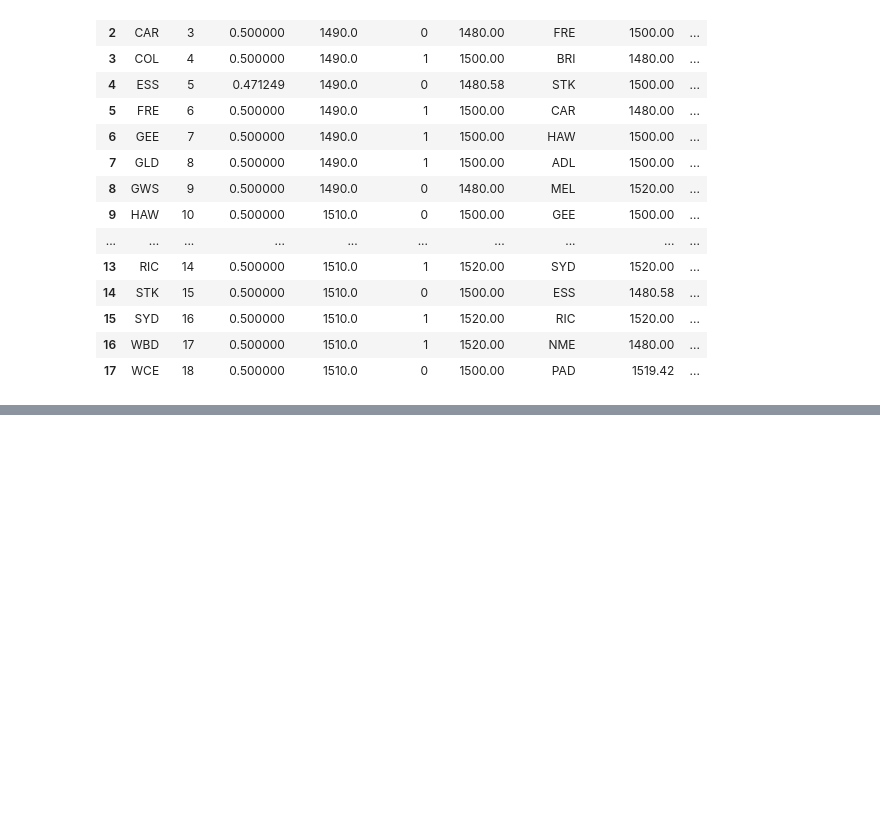
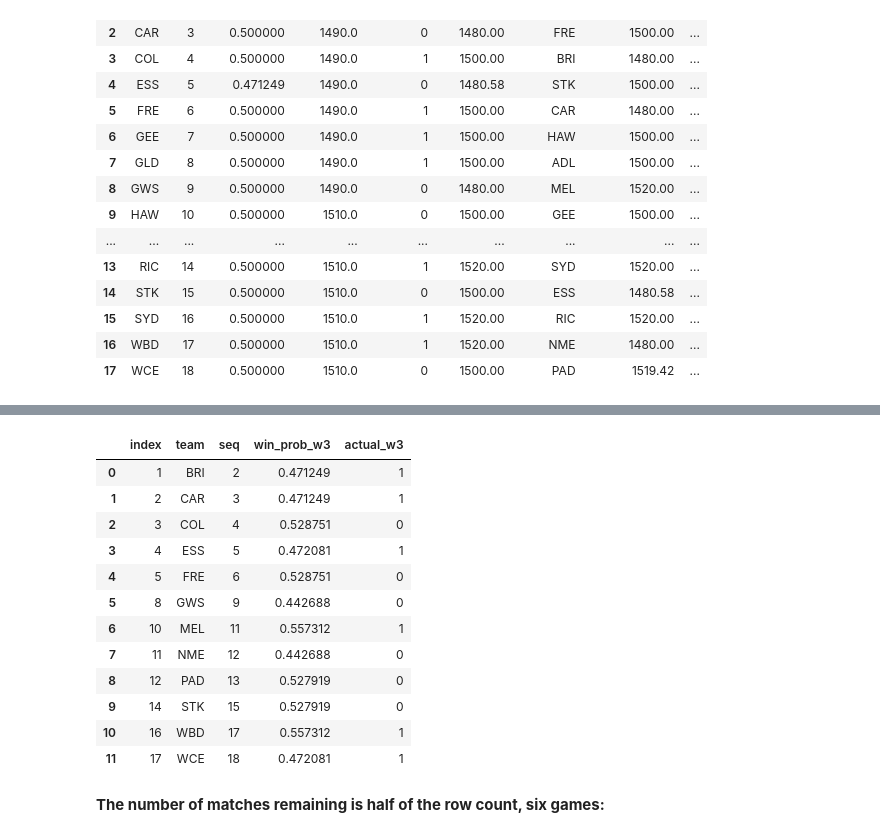
Before and after one commit to stevegabriel1/afl_elo_ratings, a Jupyter notebook: basic_version.ipynb, the cells around one changed output, grey strips where cells are left out. Saved outputs shown, nothing was run; the diff lists cells and outputs as text; code cells hidden in the pictures; blank space fills up the shorter version.

```diff
--- a/basic_version.ipynb
+++ b/basic_version.ipynb
@@ -416,0 +417,3 @@ w3_joined
+# %%
+quick_results_check = w3_joined[['team','seq','win_prob_w3']]
+quick_results_check.head()
@@ -416,0 +442,19 @@ w3_joined
+# %%
+qrc_filtered = qrc_filtered.reset_index()
+qrc_filtered
+# %% [output]
+|  | index | team | seq | win_prob_w3 | actual_w3 |
+| 0 | 1 | BRI | 2 | 0.471249 | 1 |
+| 1 | 2 | CAR | 3 | 0.471249 | 1 |
+| 2 | 3 | COL | 4 | 0.528751 | 0 |
+| 3 | 4 | ESS | 5 | 0.472081 | 1 |
+| 4 | 5 | FRE | 6 | 0.528751 | 0 |
+| 5 | 8 | GWS | 9 | 0.442688 | 0 |
+| 6 | 10 | MEL | 11 | 0.557312 | 1 |
+| 7 | 11 | NME | 12 | 0.442688 | 0 |
+| 8 | 12 | PAD | 13 | 0.527919 | 0 |
+| 9 | 14 | STK | 15 | 0.527919 | 0 |
+| 10 | 16 | WBD | 17 | 0.557312 | 1 |
+| 11 | 17 | WCE | 18 | 0.472081 | 1 |
+# %% [markdown]
+**The number of matches remaining is half of the row count, six games:**
```
Also changed, not shown: parts of 11 cells of this notebook.
